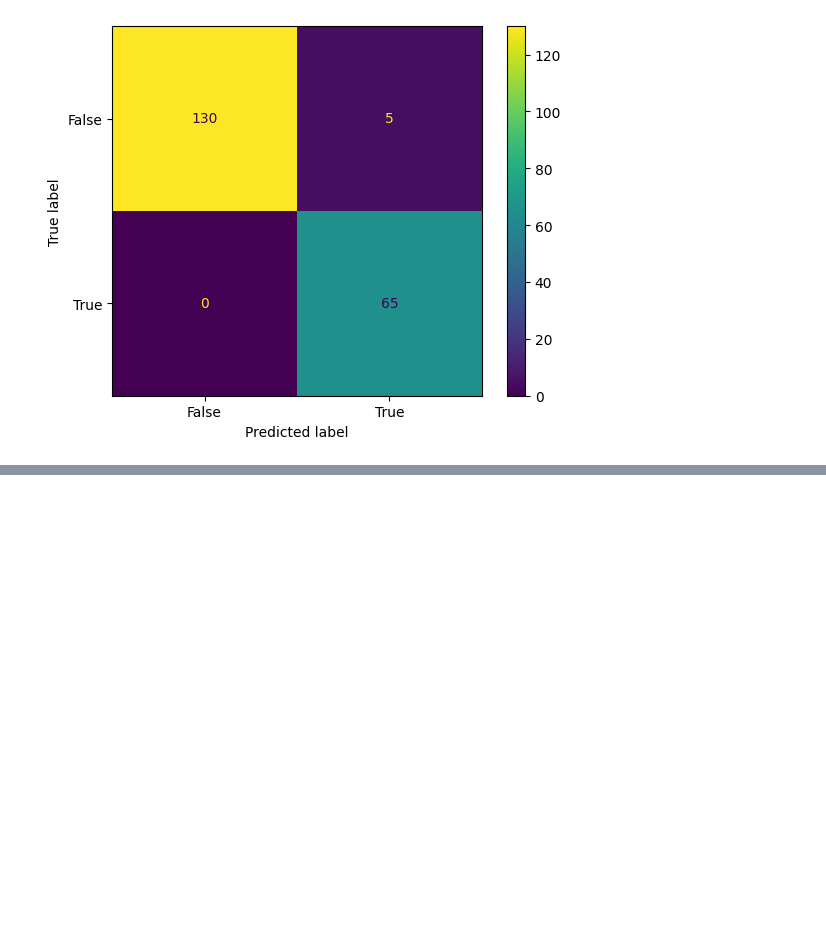
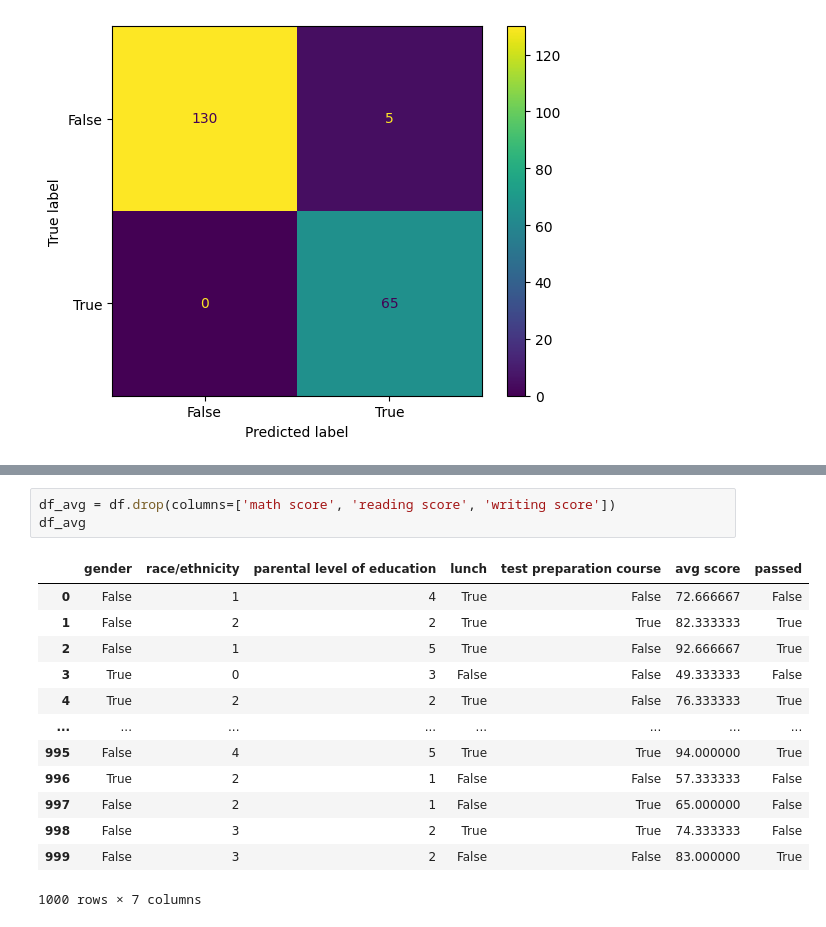
Before and after one commit to smsophiemi/ECS-171-Final-Project, a Jupyter notebook: Project.ipynb, the cells around one changed output, grey strips where cells are left out. Cells and saved outputs as stored; diff of their text form; blank space fills up the shorter version.

```diff
--- a/Project.ipynb
+++ b/Project.ipynb
@@ -330,0 +335,17 @@ array([[130,   5],
+# %%
+df_avg = df.drop(columns=['math score', 'reading score', 'writing score'])
+df_avg
+# %% [output]
+|  | gender | race/ethnicity | parental level of education | lunch | test preparation course | avg score | passed |
+| 0 | False | 1 | 4 | True | False | 72.666667 | False |
+| 1 | False | 2 | 2 | True | True | 82.333333 | True |
+| 2 | False | 1 | 5 | True | False | 92.666667 | True |
+| 3 | True | 0 | 3 | False | False | 49.333333 | False |
+| 4 | True | 2 | 2 | True | False | 76.333333 | True |
+| ... | ... | ... | ... | ... | ... | ... | ... |
+| 995 | False | 4 | 5 | True | True | 94.000000 | True |
+| 996 | True | 2 | 1 | False | False | 57.333333 | False |
+| 997 | False | 2 | 1 | False | True | 65.000000 | False |
+| 998 | False | 3 | 2 | True | True | 74.333333 | False |
+| 999 | False | 3 | 2 | False | False | 83.000000 | True |
+1000 rows × 7 columns
```
Also changed, not shown: parts of 12 cells of this notebook, 1 other file.
